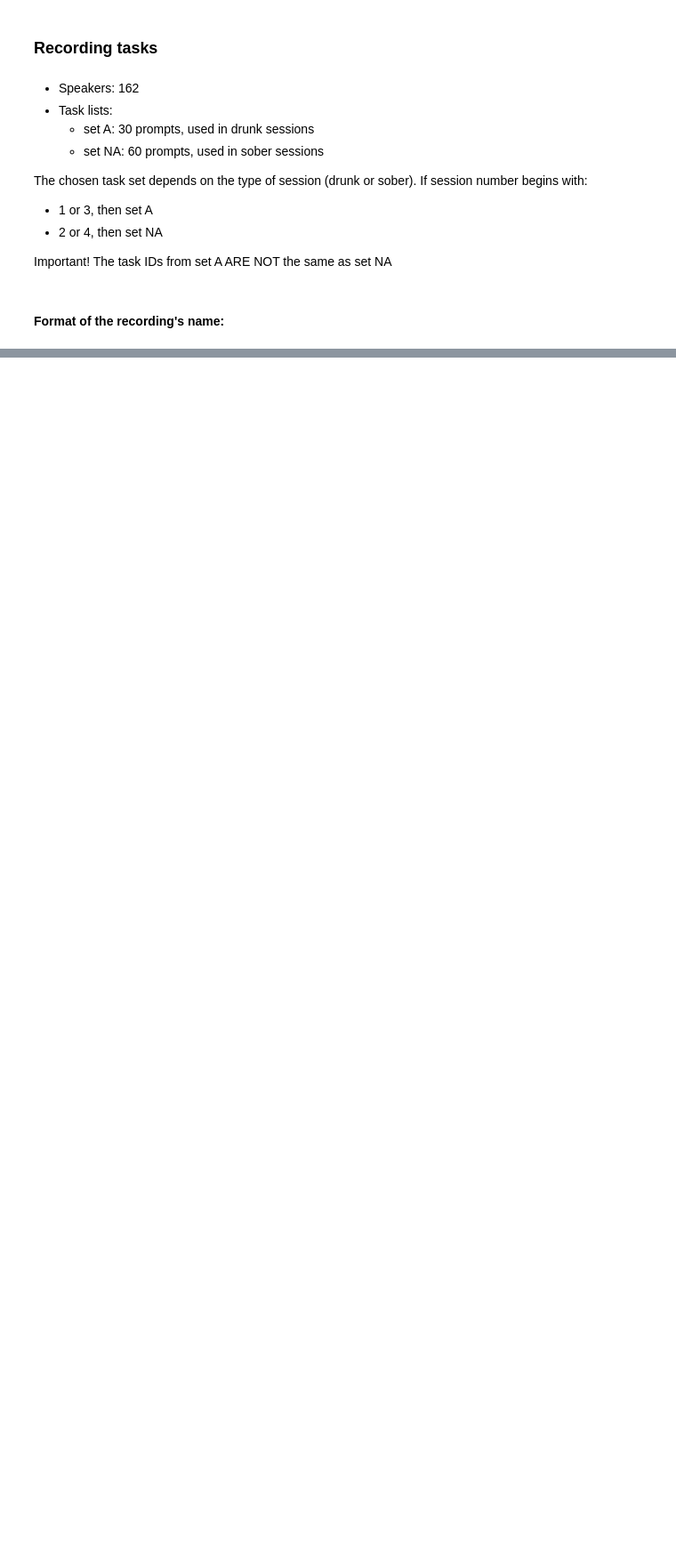
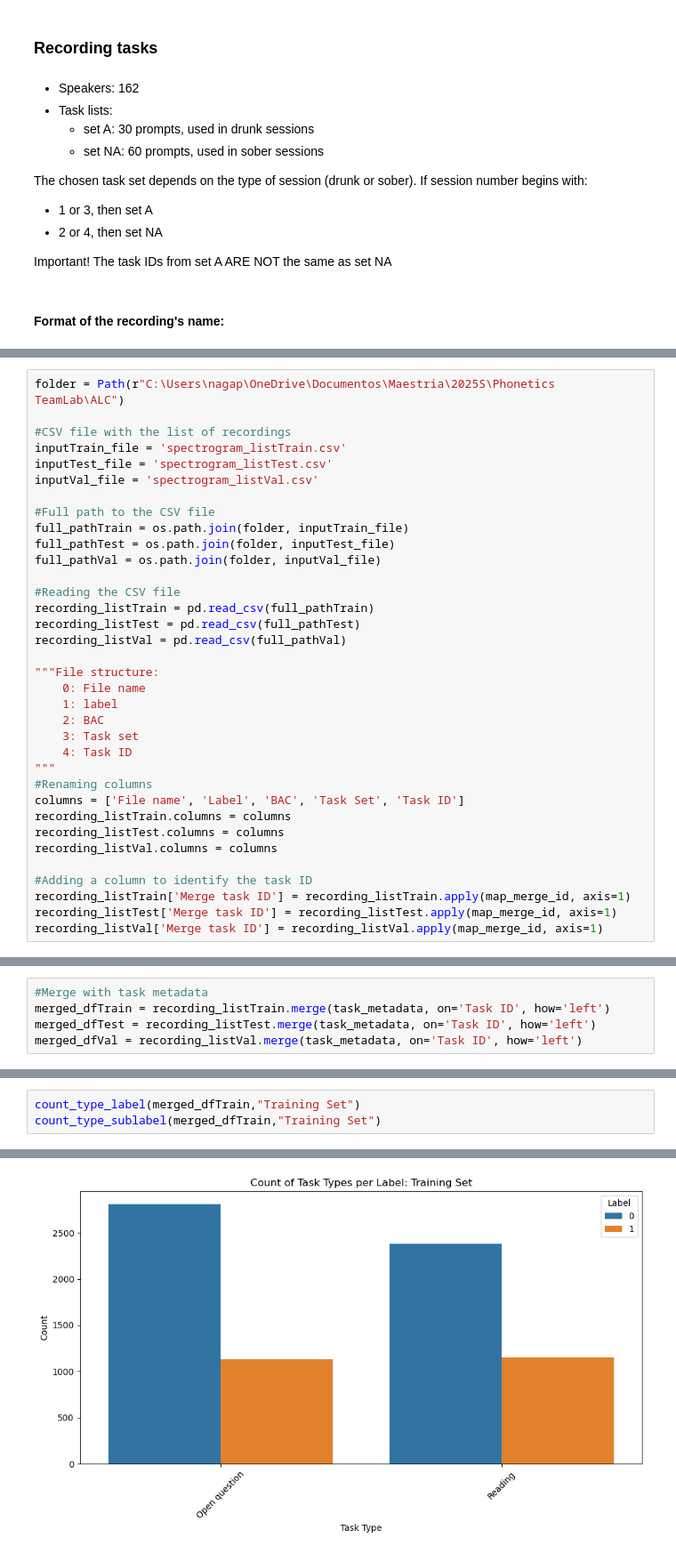
Before and after one commit to krishnarevi/inebriation-voice-detector, a Jupyter notebook: notebooks/TaskExplanation.ipynb, the cells around one changed output, grey strips where cells are left out. Shown at 89% size. Drawn from its saved outputs; the diff is of its cells as text; blank space fills up the shorter version.

```diff
--- a/notebooks/TaskExplanation.ipynb
+++ b/notebooks/TaskExplanation.ipynb
@@ -55,0 +109,35 @@ print(sober_counts)
+# %%
+folder = Path(r"C:\Users\nagap\OneDrive\Documentos\Maestria\2025S\Phonetics TeamLab\ALC")
+
+#CSV file with the list of recordings
+inputTrain_file = 'spectrogram_listTrain.csv'
+inputTest_file = 'spectrogram_listTest.csv'
+inputVal_file = 'spectrogram_listVal.csv'
+
+#Full path to the CSV file
+full_pathTrain = os.path.join(folder, inputTrain_file)
+full_pathTest = os.path.join(folder, inputTest_file)
+full_pathVal = os.path.join(folder, inputVal_file)
+
+#Reading the CSV file
+recording_listTrain = pd.read_csv(full_pathTrain)
+recording_listTest = pd.read_csv(full_pathTest)
+recording_listVal = pd.read_csv(full_pathVal)
+
+"""File structure:
+    0: File name
+    1: label
+    2: BAC
+    3: Task set
+    4: Task ID
+"""
+#Renaming columns
+columns = ['File name', 'Label', 'BAC', 'Task Set', 'Task ID']
+recording_listTrain.columns = columns
+recording_listTest.columns = columns
+recording_listVal.columns = columns
+
+#Adding a column to identify the task ID
+recording_listTrain['Merge task ID'] = recording_listTrain.apply(map_merge_id, axis=1)
+recording_listTest['Merge task ID'] = recording_listTest.apply(map_merge_id, axis=1)
+recording_listVal['Merge task ID'] = recording_listVal.apply(map_merge_id, axis=1)
@@ -55,0 +226,5 @@ print(sober_counts)
+# %%
+#Merge with task metadata
+merged_dfTrain = recording_listTrain.merge(task_metadata, on='Task ID', how='left')
+merged_dfTest = recording_listTest.merge(task_metadata, on='Task ID', how='left')
+merged_dfVal = recording_listVal.merge(task_metadata, on='Task ID', how='left')
@@ -55,0 +312,4 @@ print(sober_counts)
+# %%
+count_type_label(merged_dfTrain,"Training Set")
+count_type_sublabel(merged_dfTrain,"Training Set")
+# %% [output]
@@ -55,0 +322 @@ print(sober_counts)
+[figure, added]
```
Also changed, not shown: parts of 13 cells of this notebook, 2 other files.
